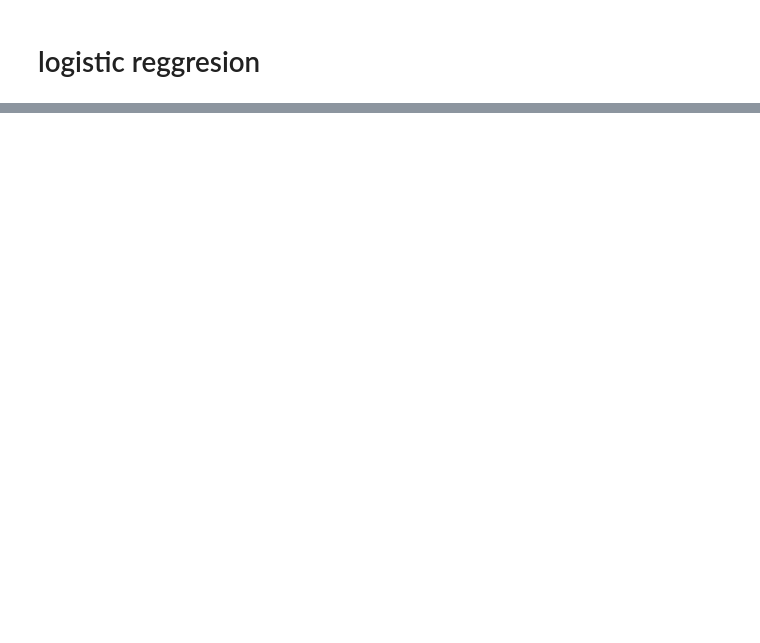
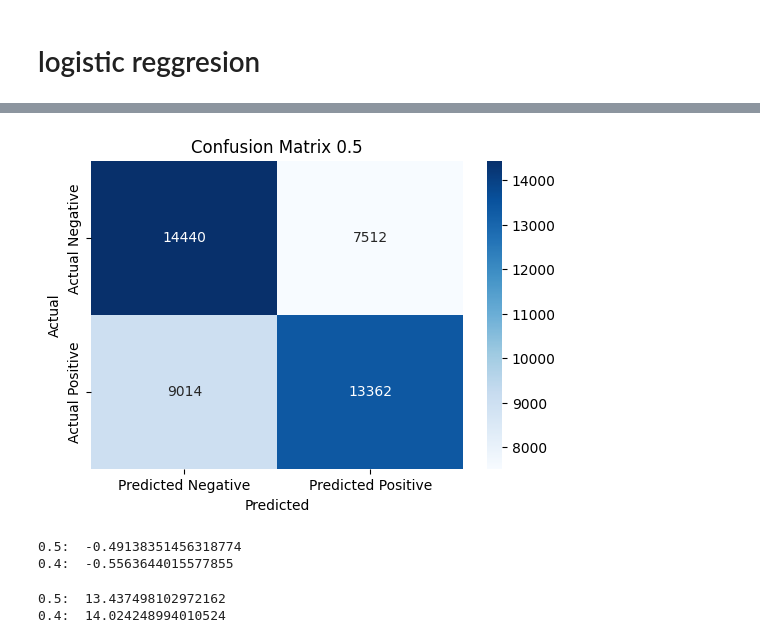
Before and after one commit to romimagshimim-cmyk/RomiRotem, a Jupyter notebook: full_project/code/models.ipynb, the cells around one changed output, grey strips where cells are left out. Cells and saved outputs as stored; diff of their text form; code cells hidden in the pictures; blank space fills up the shorter version.

```diff
--- a/full_project/code/models.ipynb
+++ b/full_project/code/models.ipynb
@@ -163,0 +561,24 @@ clf = LogisticRegression(random_state=0).fit(X_train, y_train)
+# %%
+cm = confusion_matrix(y_test1, y_pred)
+plt.figure(figsize=(6,4))
+sns.heatmap(cm, annot=True, fmt='d', cmap='Blues',
+            xticklabels=['Predicted Negative', 'Predicted Positive'],
+            yticklabels=['Actual Negative', 'Actual Positive'])
+plt.ylabel('Actual')
+plt.xlabel('Predicted')
+plt.title('Confusion Matrix 0.5')
+plt.show()
+# %% [output]
+[figure, added]
+# %%
+print("0.5: ",r2_score(y_test1, y_pred))
+print("0.4: ",r2_score(y_test2, y_pred_custom))
+# %% [output]
+0.5:  -0.49138351456318774
+0.4:  -0.5563644015577855
+# %%
+print("0.5: ",log_loss(y_test1, y_pred))
+print("0.4: ",log_loss(y_test2, y_pred_custom))
+# %% [output]
+0.5:  13.437498102972162
+0.4:  14.024248994010524
```
Also changed, not shown: parts of 72 cells of this notebook, 2 other files.
